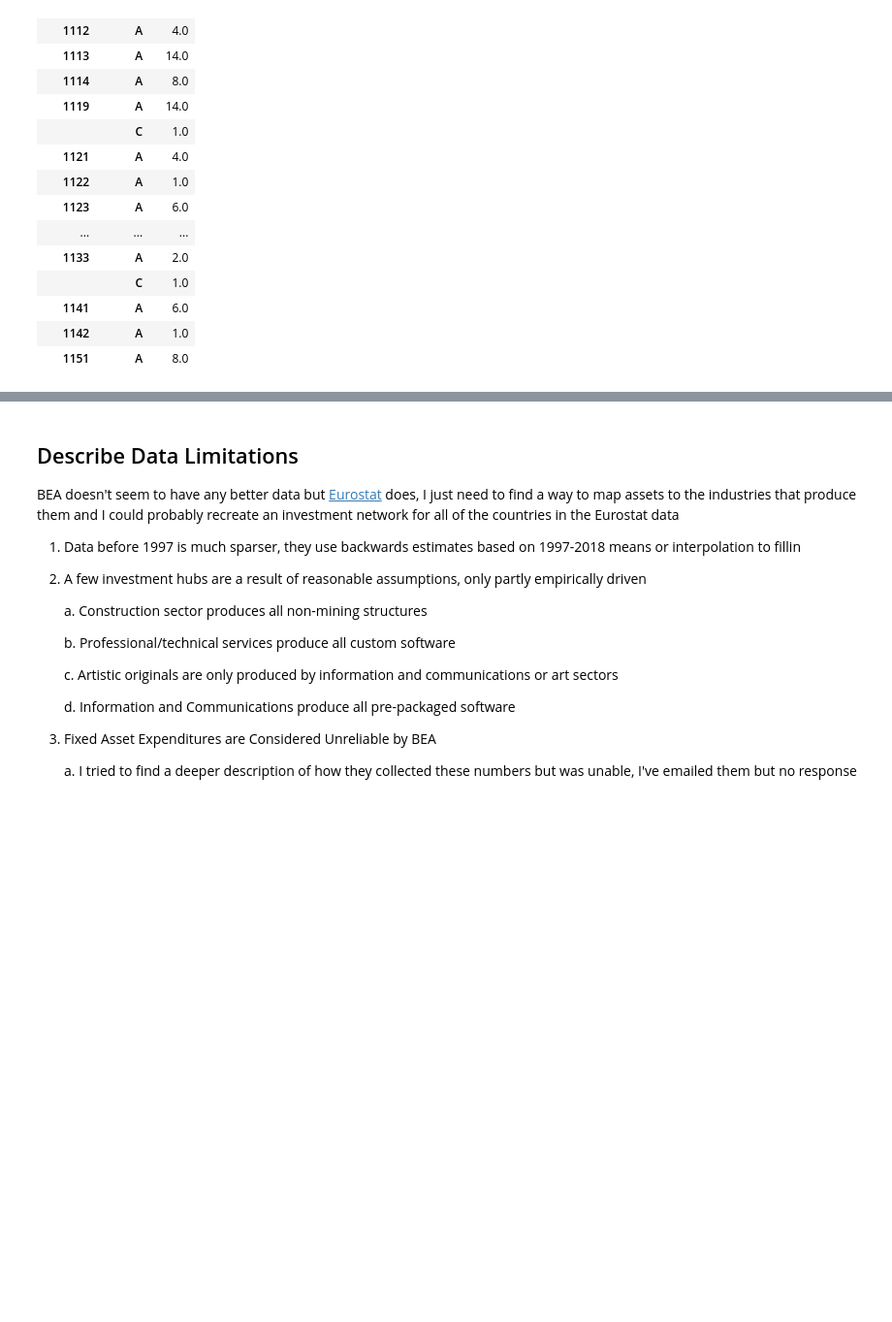
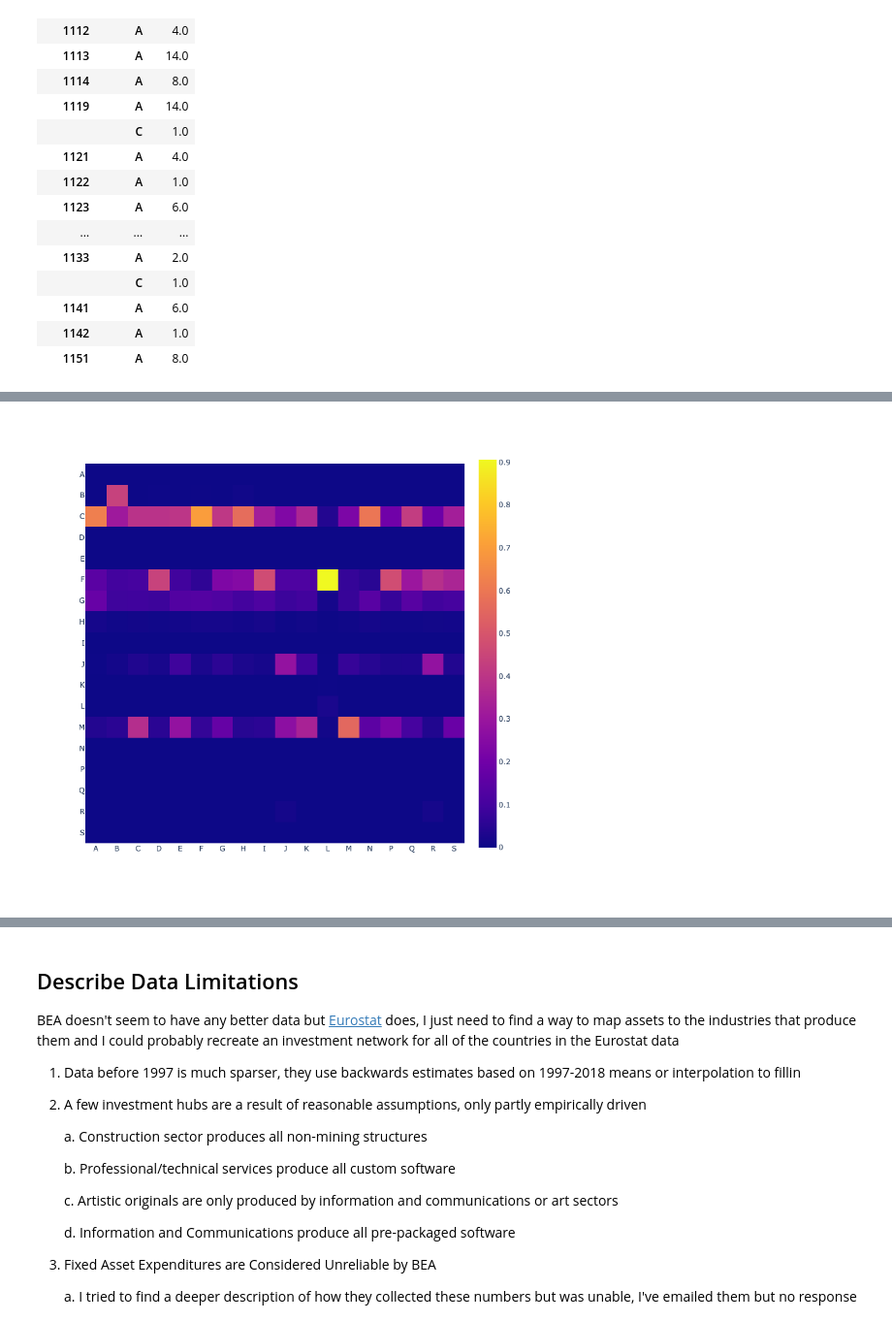
Before and after one commit to matthewbbone/macro-model-eda, a Jupyter notebook: april6.ipynb, the cells around one changed output, grey strips where cells are left out. Shown at 97% size. Drawn from its saved outputs; the diff is of its cells as text; code cells hidden in the pictures; blank space fills up the shorter version.

```diff
--- a/april6.ipynb
+++ b/april6.ipynb
@@ -74,0 +71,4 @@ display(HTML("<table><tr><td><img src=rough_invmat.png></td><td><img src=investm
+# %%
+Image('rough_invmat.png', width=500)
+# %% [output]
+[figure, added]
```
Also changed, not shown: parts of 3 cells of this notebook.
